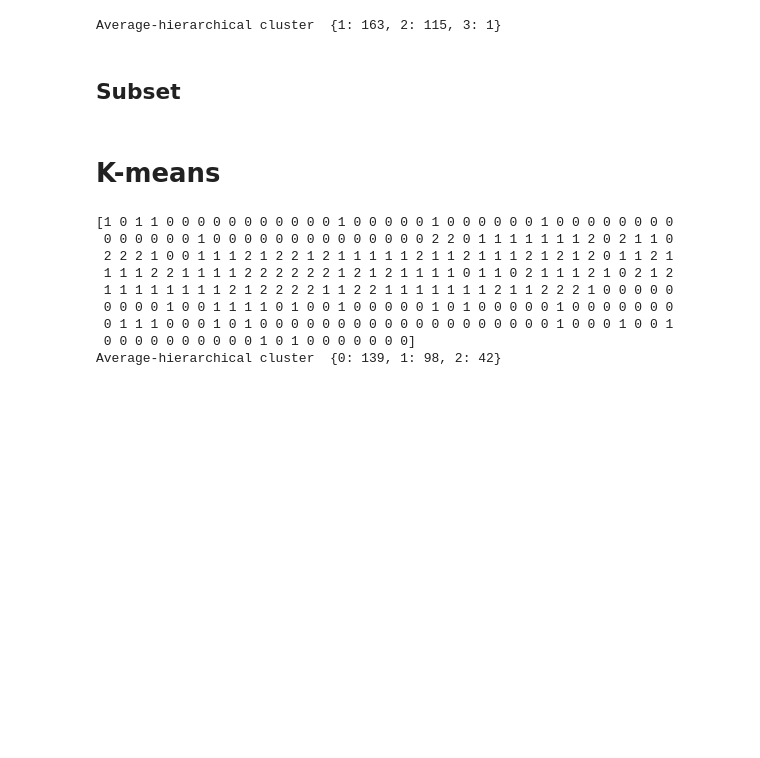
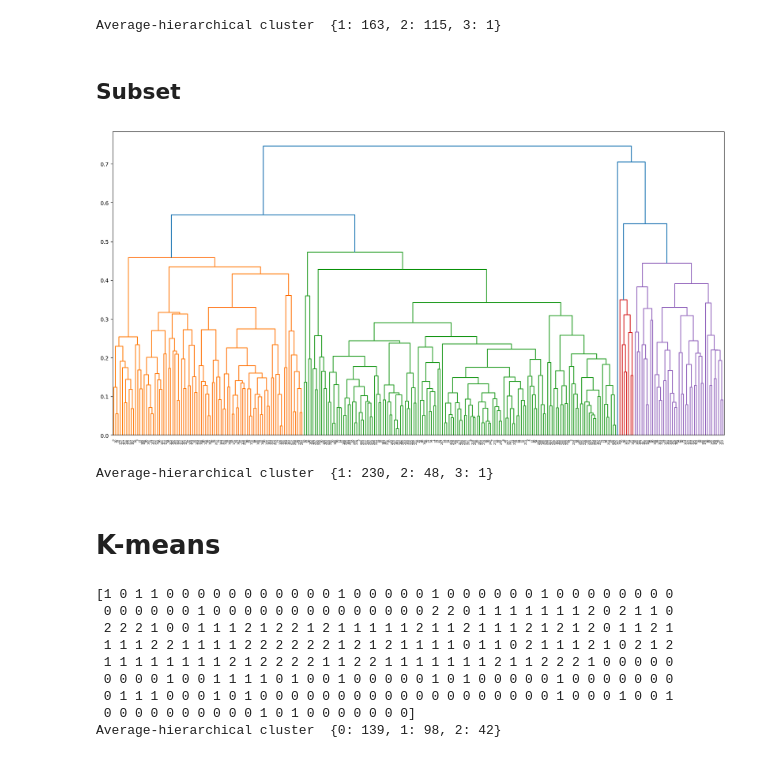
Before and after one commit to Glanceman/Python-Learning, a Jupyter notebook: CS3481/Assignment3.ipynb, the cells around one changed output. Saved outputs shown, nothing was run; the diff lists cells and outputs as text; code cells hidden in the pictures; blank space fills up the shorter version.

```diff
--- a/CS3481/Assignment3.ipynb
+++ b/CS3481/Assignment3.ipynb
@@ -237,8 +247,15 @@ Average-hierarchical cluster  {1: 163, 2: 115, 3: 1}
 # %%
 AverageCluster = linkage(XData[:,2:],"average")
 plt.figure(figsize=[20,10])
 dendrogram(AverageCluster)
 plt.show()
+
+KAverageCluster = fcluster(AverageCluster,3,criterion="maxclust")
+unique, counts = np.unique(KAverageCluster, return_counts=True)
+print("Average-hierarchical cluster ",dict(zip(unique, counts)))
+# %% [output]
+[figure, added]
+Average-hierarchical cluster  {1: 230, 2: 48, 3: 1}
 # %% [markdown]
 # K-means
 # %%
```
Also changed, not shown: parts of 2 cells of this notebook, 4 other files.
